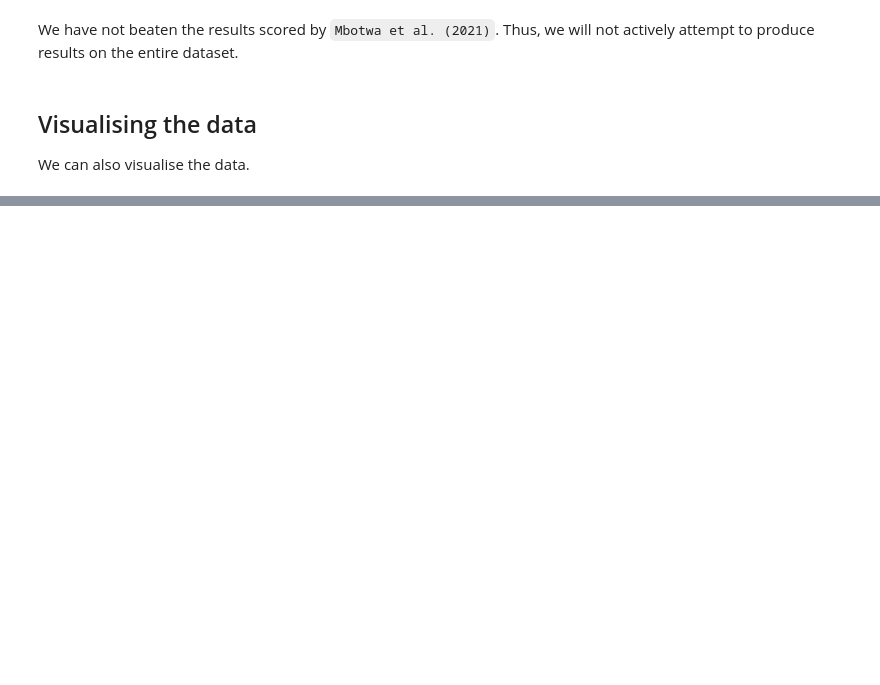
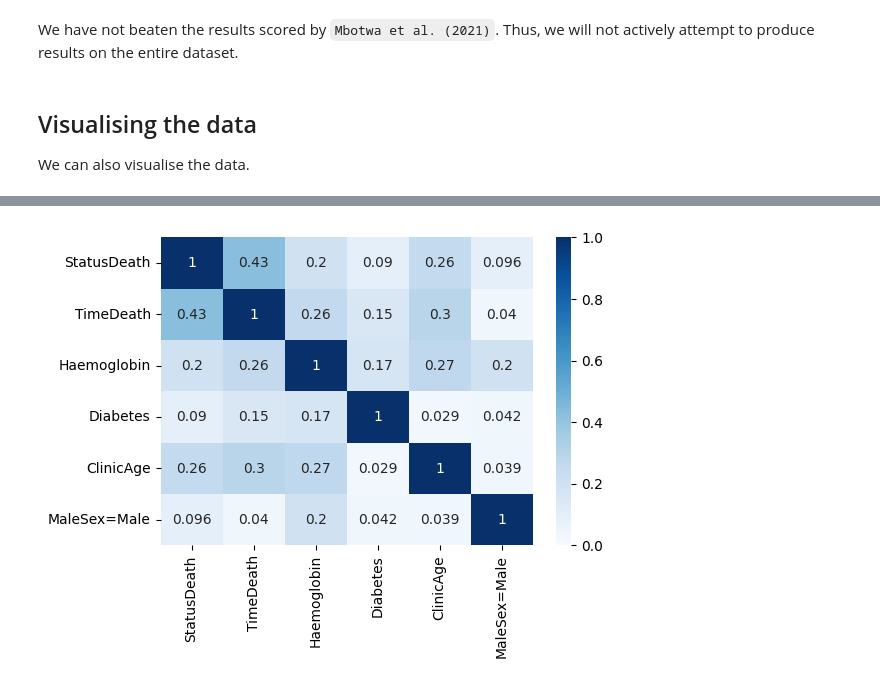
Before and after one commit to omariosc/survival-analysis, a Jupyter notebook: code.ipynb, the cells around one changed output, grey strips where cells are left out. Drawn from its saved outputs; the diff is of its cells as text; code cells hidden in the pictures; blank space fills up the shorter version.

```diff
--- a/code.ipynb
+++ b/code.ipynb
@@ -1900,11 +2245,8 @@ Error:
 
 import seaborn as sns
 
-# Combine target variable to the dataframe (new dataframe)
-correlations_df_with_target = pd.concat([chf, chf['StatusDeath']], axis=1)
-
 # Create heatmap of all correlations
-correlation=correlations_df_with_target.corr().abs()
+correlation=chf.corr().abs()
 heatmap = sns.heatmap(correlation, vmin=0, vmax=1, annot=True, cmap='Blues')
 plt.show()
 # %% [output]
@@ -1911,0 +2270 @@ Error:
+[figure, added]
```
Also changed, not shown: parts of 89 cells of this notebook.
